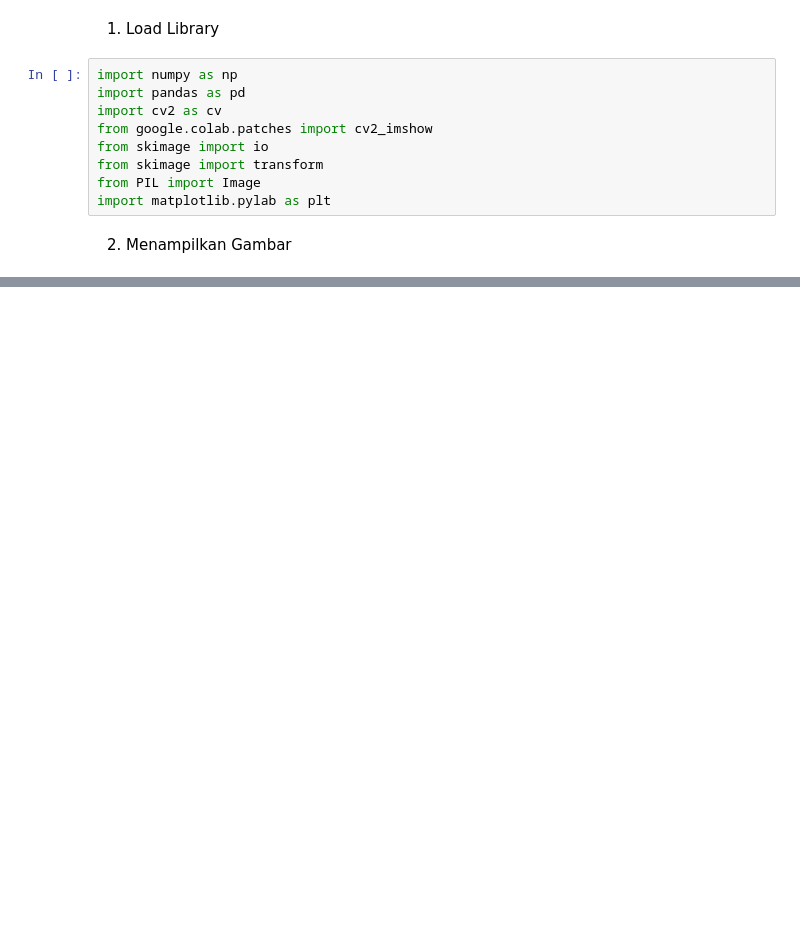
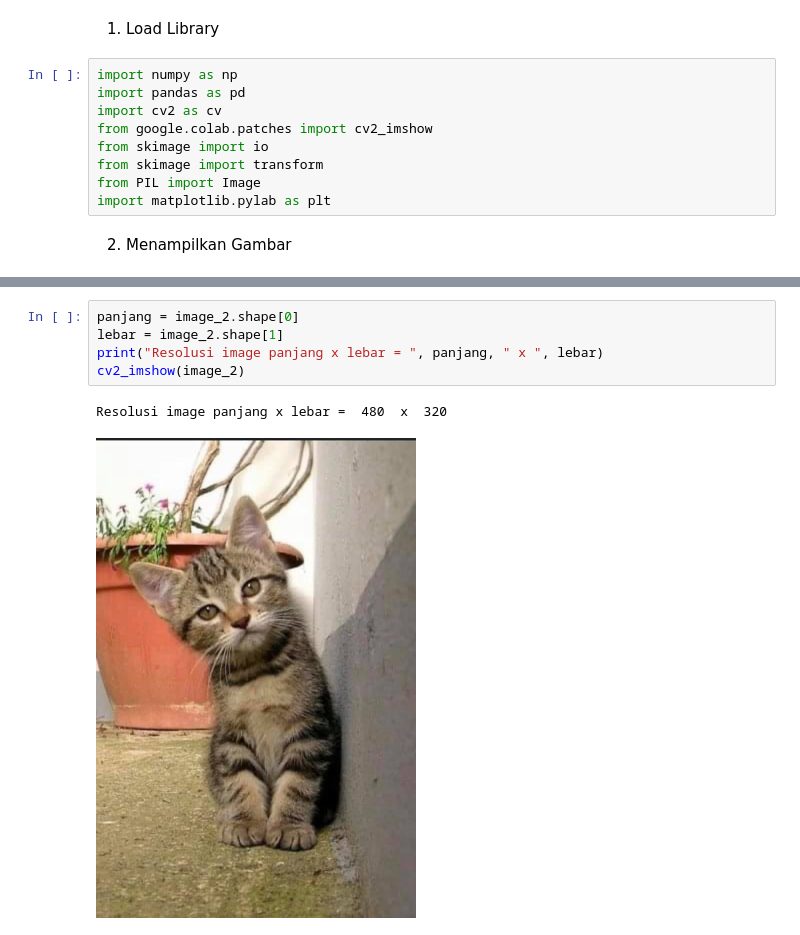
Before and after one commit to aryachandrak/PCVK-2024-Ganjil, a Jupyter notebook: Week1.ipynb, the cells around one changed output, grey strips where cells are left out. Cells and saved outputs as stored; diff of their text form; blank space fills up the shorter version.

```diff
--- a/Week1.ipynb
+++ b/Week1.ipynb
@@ -34,0 +35,8 @@ for url in urls:
+# %%
+panjang = image_2.shape[0]
+lebar = image_2.shape[1]
+print("Resolusi image panjang x lebar = ", panjang, " x ", lebar)
+cv2_imshow(image_2)
+# %% [output]
+Resolusi image panjang x lebar =  480  x  320
+[figure, added]
```
Also changed, not shown: parts of 2 cells of this notebook.
